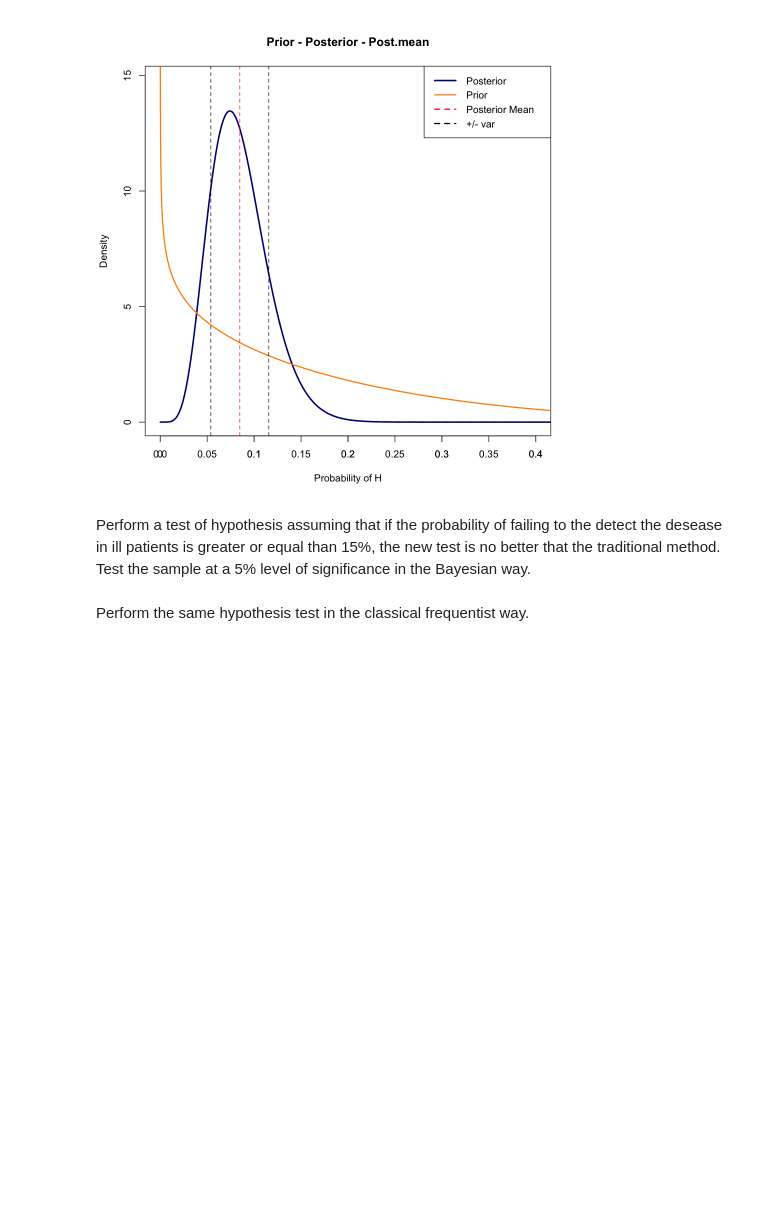
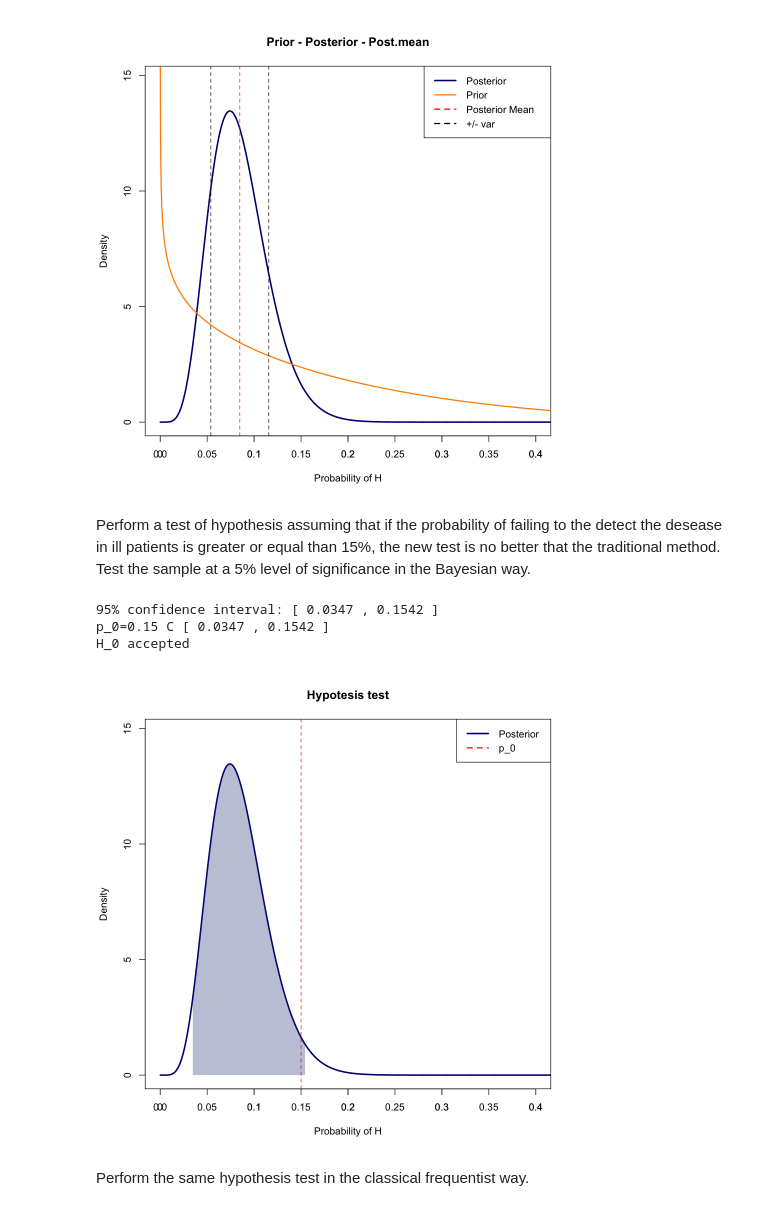
Before and after one commit to GiacomoLongaroni/Advanced_Statistics_For_Physics_Analysis_24, a Jupyter notebook: Rlab04/Giacomo_Longaroni_Rlab04.ipynb, the cells around one changed output. Drawn from its saved outputs; the diff is of its cells as text; code cells hidden in the pictures; blank space fills up the shorter version.

```diff
--- a/Rlab04/Giacomo_Longaroni_Rlab04.ipynb
+++ b/Rlab04/Giacomo_Longaroni_Rlab04.ipynb
@@ -105,5 +105,48 @@ legend("topright", legend = c("Posterior", "Prior", "Posterior Mean", "+/- var")
 [figure]
 # %% [markdown]
 Perform a test of hypothesis assuming that if the probability of failing to the detect the desease in ill patients is greater or equal than 15%, the new test is no better that the traditional method. Test the sample at a 5% level of significance in the Bayesian way.
+# %%
+# Bayesian H.T. (p_0 = 15%)
+# H_0: (p <= p_0), H_1: (p > p_0)
+# H_0 has the posterior distribution computed above
+# we integrate the posterior and evalued with the alpha = 5%
+
+cum_posterior <- cumsum(posterior) * delta_p
+lb_index <- which(cum_posterior >= 0.025)[1]
+ub_index <- which(cum_posterior >= 0.975)[1]
+lb <- p[lb_index]
+ub <- p[ub_index]
+
+options(repr.plot.width = 8, repr.plot.height = 8)
+plot(p, posterior,
+     type = 'l',
+     col = 'navy',
+     lwd = 2.5,
+     xlab = "Probability of H",
+     ylab = "Density",
+     main = "Hypotesis test",
+     ylim = c(0,  max(posterior) * 1.1),
+     xlim = c(0, 0.4))
+axis(1, at = seq(0, 0.4, by = 0.05), labels = seq(0, 0.4, by = 0.05))
+
+# Add posterior mean and variance lines
+abline(v = 0.15, lty = 2, col = "red")
+
+# Add shaded region for 95% credible interval
+polygon(c(lb, p[p >= lb & p <= ub], ub),
+        c(0, posterior[p >= lb & p <= ub], 0),
+        col = rgb(0.1, 0.2, 0.5, 0.3), border = NA)
+
+legend("topright", legend = c("Posterior", "p_0"),
+       col = c("navy", "red" ), lty = c(1, 2), lwd = c(2.5, 2))
+
+cat("95% confidence interval: [", lb, ",", ub, "]\n")
+cat("p_0=0.15 C [", lb, ",", ub, "]\n")
+cat("H_0 accepted")
+# %% [output]
+95% confidence interval: [ 0.0347 , 0.1542 ]
+p_0=0.15 C [ 0.0347 , 0.1542 ]
+H_0 accepted
+[figure, added]
 # %% [markdown]
 Perform the same hypothesis test in the classical frequentist way.
```
Also changed, not shown: parts of 2 cells of this notebook.
